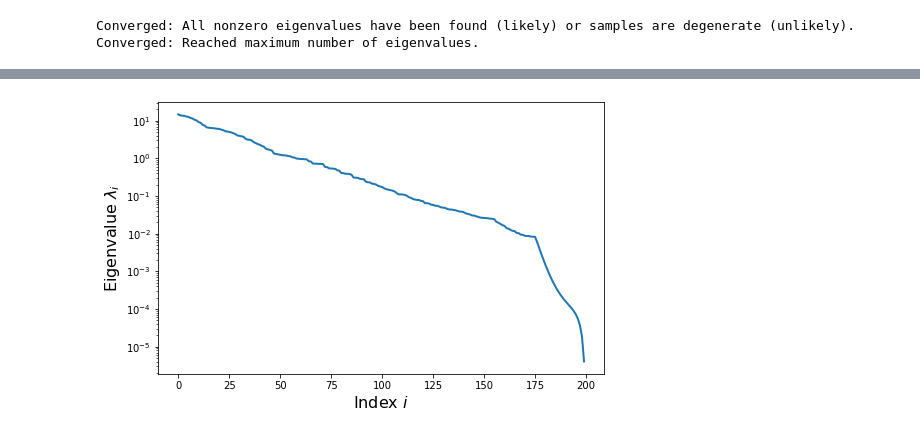
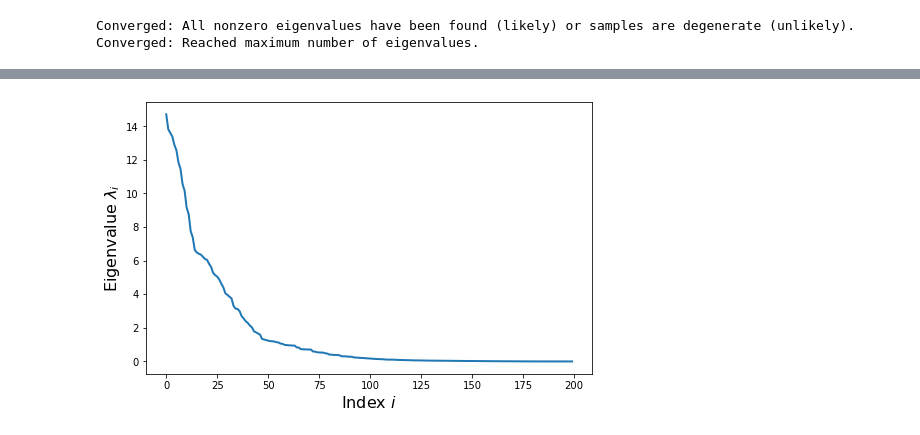
Before and after one commit to NexGenAnalytics/MIT-MUQ, a Jupyter notebook: examples/Modeling/FlowEquation/python/DarcyFlow.ipynb, the cells around one changed output, grey strips where cells are left out. Cells and saved outputs as stored; diff of their text form; code cells hidden in the pictures.

```diff
--- a/examples/Modeling/FlowEquation/python/DarcyFlow.ipynb
+++ b/examples/Modeling/FlowEquation/python/DarcyFlow.ipynb
@@ -650,8 +690,8 @@ Converged: Reached maximum number of eigenvalues.
 # %%
 plt.figure(figsize=(8,5))
-plt.semilogy(vals,linewidth=2)
+plt.plot(vals,linewidth=2)
 plt.ylabel('Eigenvalue $\lambda_i$',fontsize=16)
 plt.xlabel('Index $i$',fontsize=16)
 plt.show()
 # %% [output]
-[figure, old version]
+[figure, new version]
```
Also changed, not shown: parts of 40 cells of this notebook, 4 other files.
